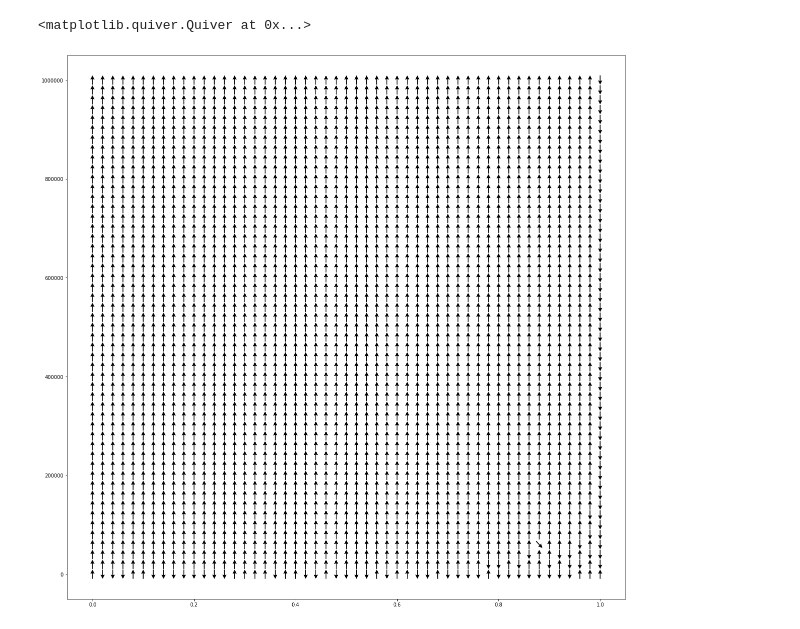
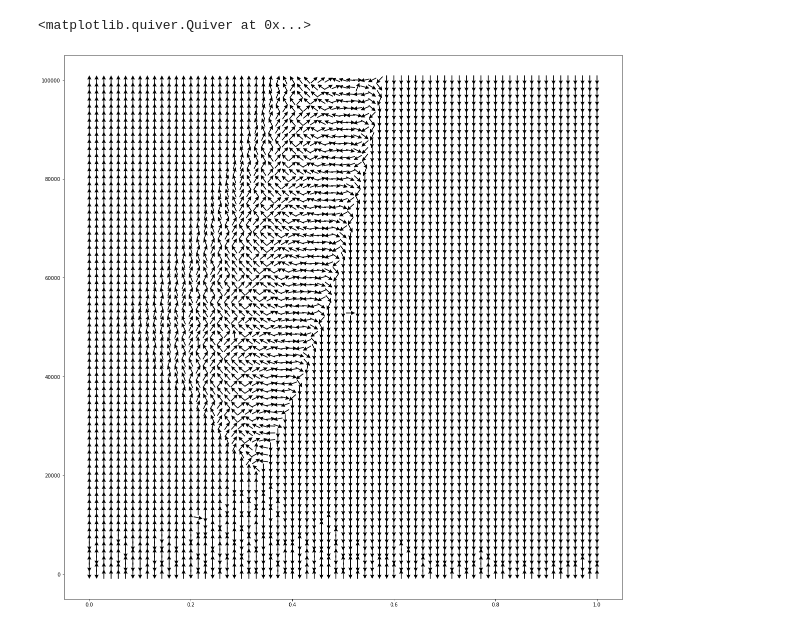
Before and after one commit to koritcky/ferrimagnet, a Jupyter notebook: notebooks/phase_diagram.ipynb, the cells around one changed output. Drawn from its saved outputs; the diff is of its cells as text; code cells hidden in the pictures.

```diff
--- a/notebooks/phase_diagram.ipynb
+++ b/notebooks/phase_diagram.ipynb
@@ -9,32 +9,32 @@ from matplotlib.pyplot import figure
 from scipy import optimize
 # %%
 # Generate coordinate grid
-N = 51
+N = 71
 X = np.linspace(0, 1, N)
-H = np.linspace(0, 10 ** 6, N)
+H = np.linspace(0, 10 ** 5, N)
 XX, HH = np.meshgrid(X, H)
 thetas = np.zeros((N, N))
 # x and y numerates grid points, not coordinates
 for x in range(len(H)):
     for y in range(len(X)):
         x0 = np.random.rand() * 2 * np.pi
         args = XX[x, y], HH[x, y]
         thetas[x, y] = optimize.fmin_cg(energy,
                                         x0,
                                         fprime=denergy,
                                         args=args,
                                         disp=False)[0]
 # thetas[x, y] = optimize.minimize(Energy, x0,method = 'Nelder-Mead', args=args).x[0]
 # Determine x and y projections of spins
 Md_x = np.sin(thetas)
 Md_y = np.cos(thetas)
 
 # fig, ax = plt.subplots()
 plt.figure(figsize=(20,20))
 plt.quiver(XX, HH, Md_x, Md_y, pivot='mid', scale=60,color='black', width=0.0015, headwidth=5)
 # %% [output]
 <matplotlib.quiver.Quiver at 0x...>
-[figure, old version]
+[figure, new version]
 # %%
 T = np.linspace(0, 2*pi, 100)
 Y = Energy(T, 0.52, 8 * 10 **4)
```
Also changed, not shown: 2 other files.
